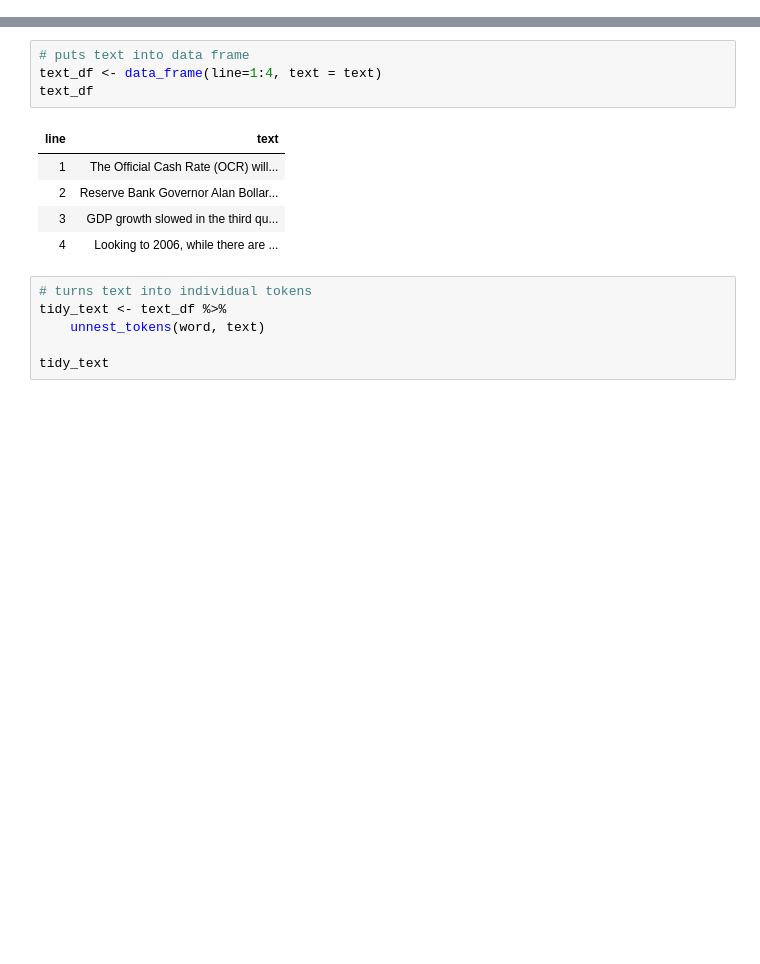
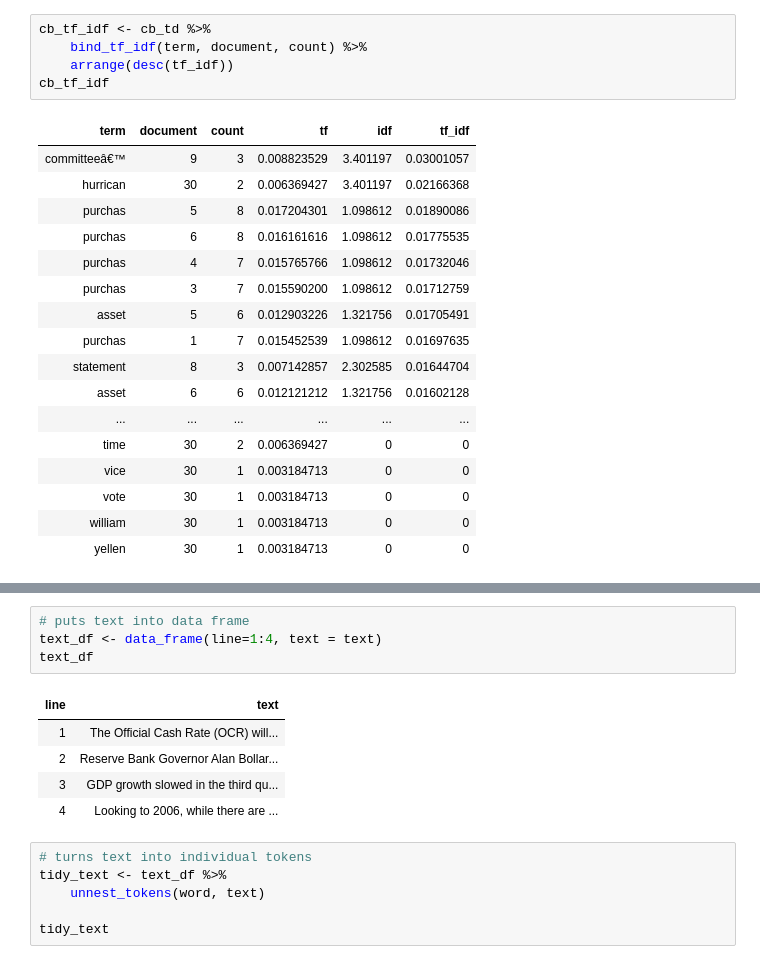
Before and after one commit to lachlandeer/central-bank-nlp, a Jupyter notebook: Tidy Text.ipynb, the cells around one changed output, grey strips where cells are left out. Saved outputs shown, nothing was run; the diff lists cells and outputs as text; blank space fills up the shorter version.

```diff
--- a/Tidy Text.ipynb
+++ b/Tidy Text.ipynb
@@ -22,3 +126,26 @@ text <- c("The Official Cash Rate (OCR) will remain unchanged at 7.25 percent.",
+# %%
+cb_tf_idf <- cb_td %>%
+    bind_tf_idf(term, document, count) %>%
+    arrange(desc(tf_idf))
+cb_tf_idf
+# %% [output]
+| term | document | count | tf | idf | tf_idf |
+| committeeâ€™ | 9 | 3 | 0.008823529 | 3.401197 | 0.03001057 |
+| hurrican | 30 | 2 | 0.006369427 | 3.401197 | 0.02166368 |
+| purchas | 5 | 8 | 0.017204301 | 1.098612 | 0.01890086 |
+| purchas | 6 | 8 | 0.016161616 | 1.098612 | 0.01775535 |
+| purchas | 4 | 7 | 0.015765766 | 1.098612 | 0.01732046 |
+| purchas | 3 | 7 | 0.015590200 | 1.098612 | 0.01712759 |
+| asset | 5 | 6 | 0.012903226 | 1.321756 | 0.01705491 |
+| purchas | 1 | 7 | 0.015452539 | 1.098612 | 0.01697635 |
+| statement | 8 | 3 | 0.007142857 | 2.302585 | 0.01644704 |
+| asset | 6 | 6 | 0.012121212 | 1.321756 | 0.01602128 |
+| ... | ... | ... | ... | ... | ... |
+| time | 30 | 2 | 0.006369427 | 0 | 0 |
+| vice | 30 | 1 | 0.003184713 | 0 | 0 |
+| vote | 30 | 1 | 0.003184713 | 0 | 0 |
+| william | 30 | 1 | 0.003184713 | 0 | 0 |
+| yellen | 30 | 1 | 0.003184713 | 0 | 0 |
 # %%
 text
 # %% [output]
```
Also changed, not shown: parts of 14 cells of this notebook, 2 other files.
